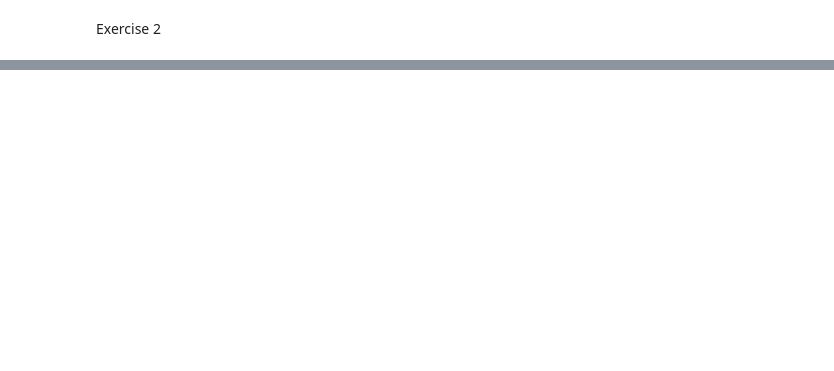
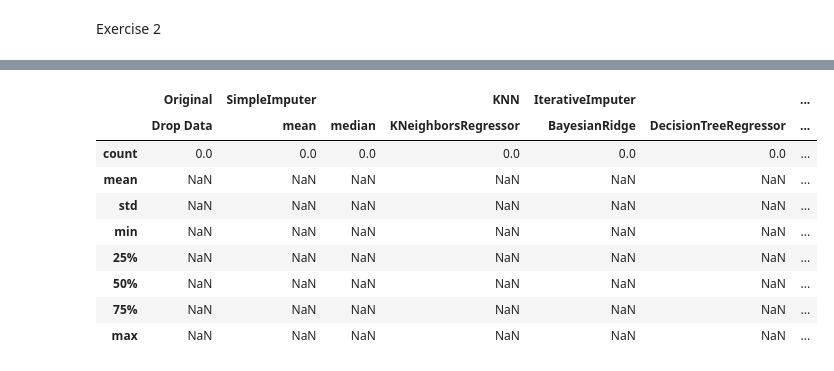
Before and after one commit to AdrZx/ADS2002-fyan0039, a Jupyter notebook: W6_Notebook.ipynb, the cells around one changed output, grey strips where cells are left out. Cells and saved outputs as stored; diff of their text form; code cells hidden in the pictures; blank space fills up the shorter version.

```diff
--- a/W6_Notebook.ipynb
+++ b/W6_Notebook.ipynb
@@ -137,0 +161,22 @@ plt.ylabel('X_2');
+# %%
+from sklearn.linear_model import BayesianRidge
+from sklearn.tree import DecisionTreeRegressor
+from sklearn.ensemble import RandomForestRegressor
+from sklearn.neighbors import KNeighborsRegressor
+
+estimators = [
+    BayesianRidge(),
+    DecisionTreeRegressor(random_state=0),
+    RandomForestRegressor(random_state=0),
+    KNeighborsRegressor(n_neighbors=15)
+]
+score_iterative_imputer = pd.DataFrame()
+for impute_estimator in estimators:
+    estimator = make_pipeline(
+        IterativeImputer(random_state=0, estimator=impute_estimator, max_iter=10),
+        classifier
+    )
+    score_iterative_imputer[impute_estimator.__class__.__name__] = \
+        cross_val_score(
+            estimator, X_missing, Y_missing, scoring=score, cv=N_SPLITS
+        )
@@ -137,0 +194,18 @@ plt.ylabel('X_2');
+# %%
+scores = pd.concat(
+    [score_drop, score_simple_imputer, score_knn_imputer, score_iterative_imputer],
+    keys=['Original', 'SimpleImputer', 'KNN', 'IterativeImputer'], axis=1
+)
+
+scores.describe()
+# %% [output]
+|  | Original | SimpleImputer |  | KNN | IterativeImputer |  | ... |
+|  | Drop Data | mean | median | KNeighborsRegressor | BayesianRidge | DecisionTreeRegressor | ... |
+| count | 0.0 | 0.0 | 0.0 | 0.0 | 0.0 | 0.0 | ... |
+| mean | NaN | NaN | NaN | NaN | NaN | NaN | ... |
+| std | NaN | NaN | NaN | NaN | NaN | NaN | ... |
+| min | NaN | NaN | NaN | NaN | NaN | NaN | ... |
+| 25% | NaN | NaN | NaN | NaN | NaN | NaN | ... |
+| 50% | NaN | NaN | NaN | NaN | NaN | NaN | ... |
+| 75% | NaN | NaN | NaN | NaN | NaN | NaN | ... |
+| max | NaN | NaN | NaN | NaN | NaN | NaN | ... |
```
Also changed, not shown: parts of 25 cells of this notebook.
